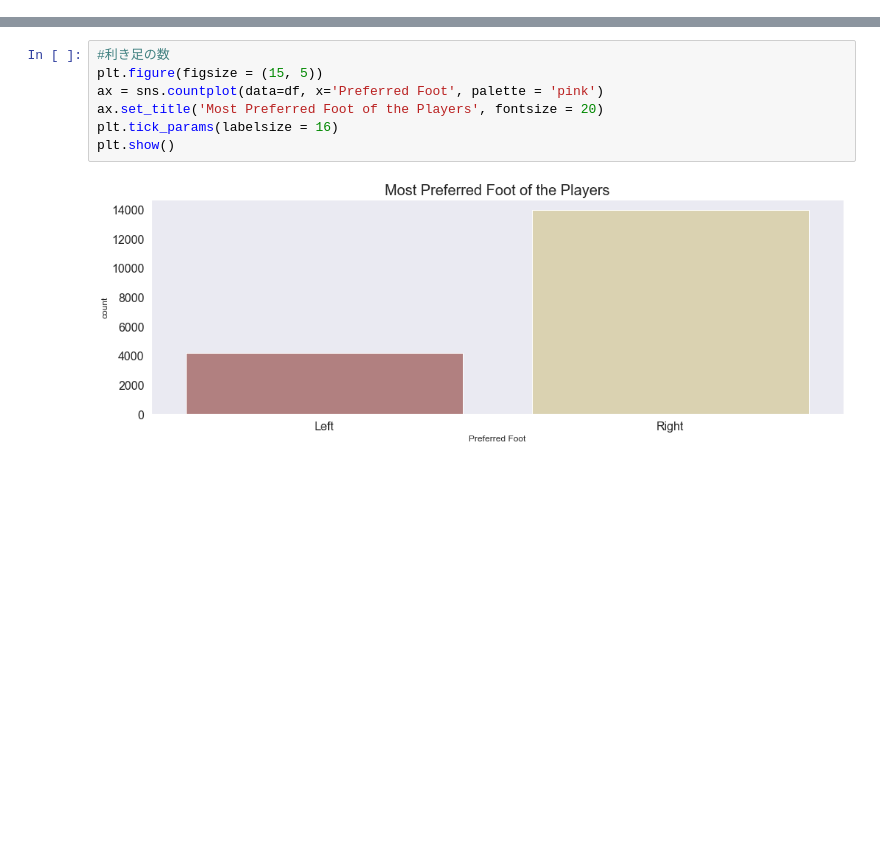
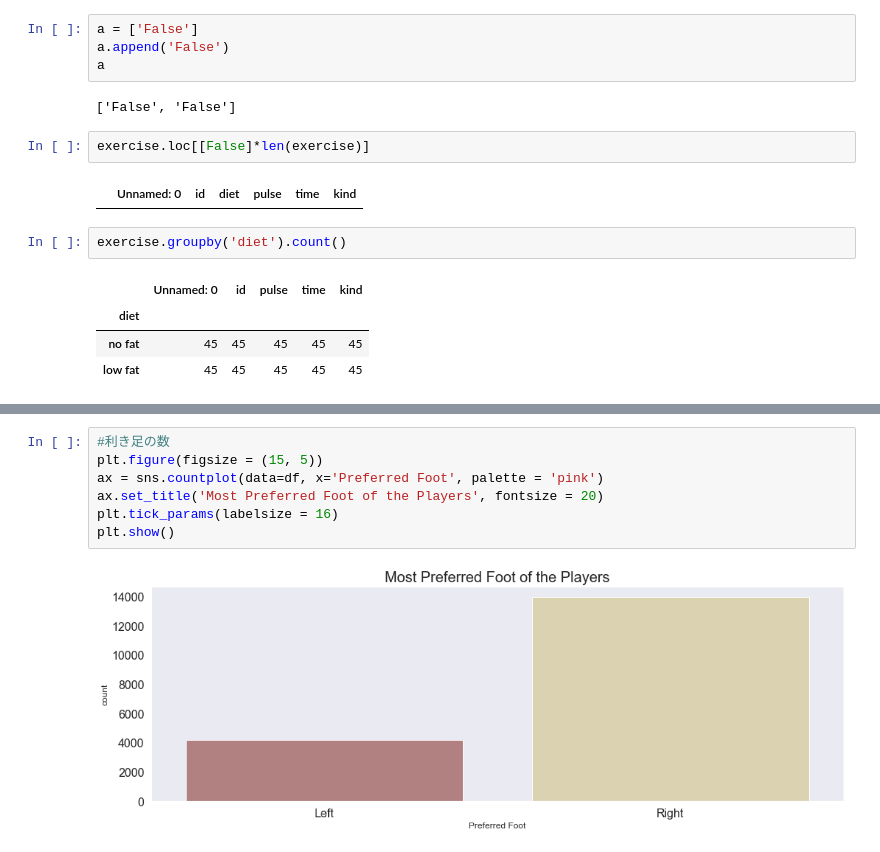
Before and after one commit to tsuchida5030/techgym_ai, a Jupyter notebook: Chapter_1/AI_running_1.ipynb, the cells around one changed output, grey strips where cells are left out. Drawn from its saved outputs; the diff is of its cells as text; blank space fills up the shorter version.

```diff
--- a/Chapter_1/AI_running_1.ipynb
+++ b/Chapter_1/AI_running_1.ipynb
@@ -96,0 +321,17 @@ df.query('Wage.str.endswith("K")', engine='python')
+# %%
+a = ['False']
+a.append('False')
+a
+# %% [output]
+['False', 'False']
+# %%
+exercise.loc[[False]*len(exercise)]
+# %% [output]
+|  | Unnamed: 0 | id | diet | pulse | time | kind |
+# %%
+exercise.groupby('diet').count()
+# %% [output]
+|  | Unnamed: 0 | id | pulse | time | kind |
+| diet |  |  |  |  |  |
+| no fat | 45 | 45 | 45 | 45 | 45 |
+| low fat | 45 | 45 | 45 | 45 | 45 |
```
Also changed, not shown: parts of 20 cells of this notebook, 6 other files.
